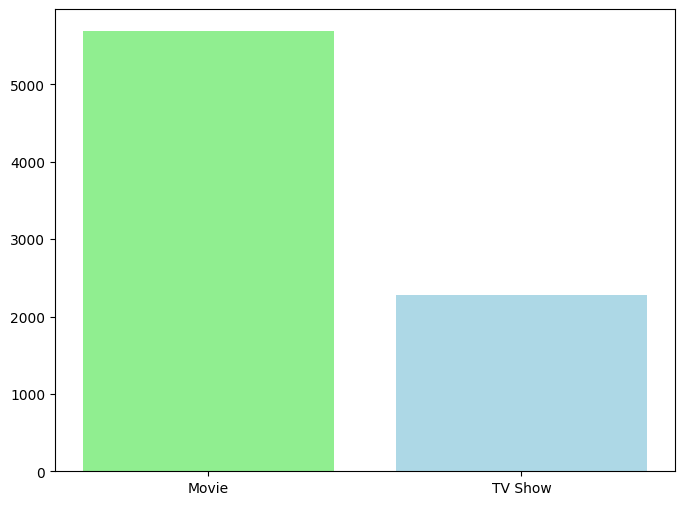
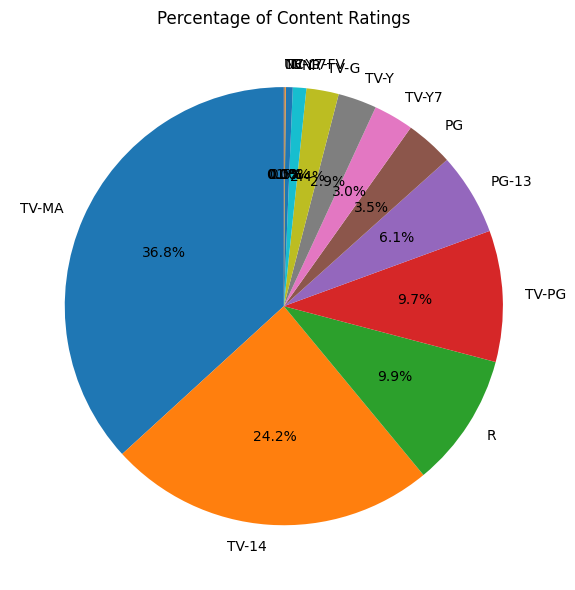
Code edit (unified diff) that turned the first committed figure into the second:
--- before
+++ after
@@ -21,3 +21,7 @@
 rating_counts = df['rating'].value_counts()
 plt.figure(figsize=(8,6))
-plt.bar(type_count.index, type_count.values, color=['lightGreen', 'lightBlue'])
+plt.pie(rating_counts, labels=rating_counts.index, autopct='%1.1f%%', startangle=90)
+plt.title('Percentage of Content Ratings')
+plt.tight_layout()
+plt.savefig('Content_Ratings_pie.png')
+plt.show()

Commit: Pie chart of the data